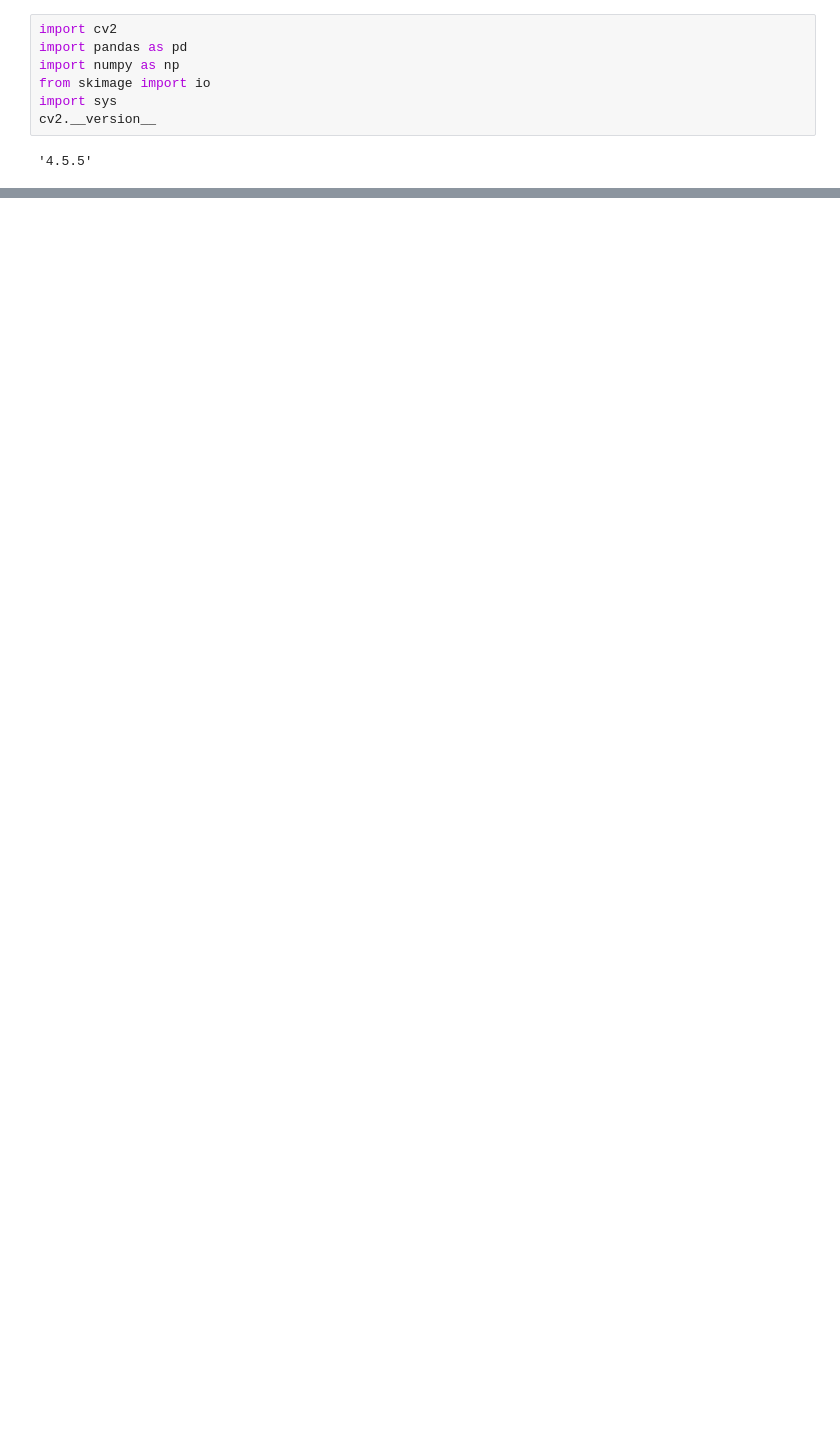
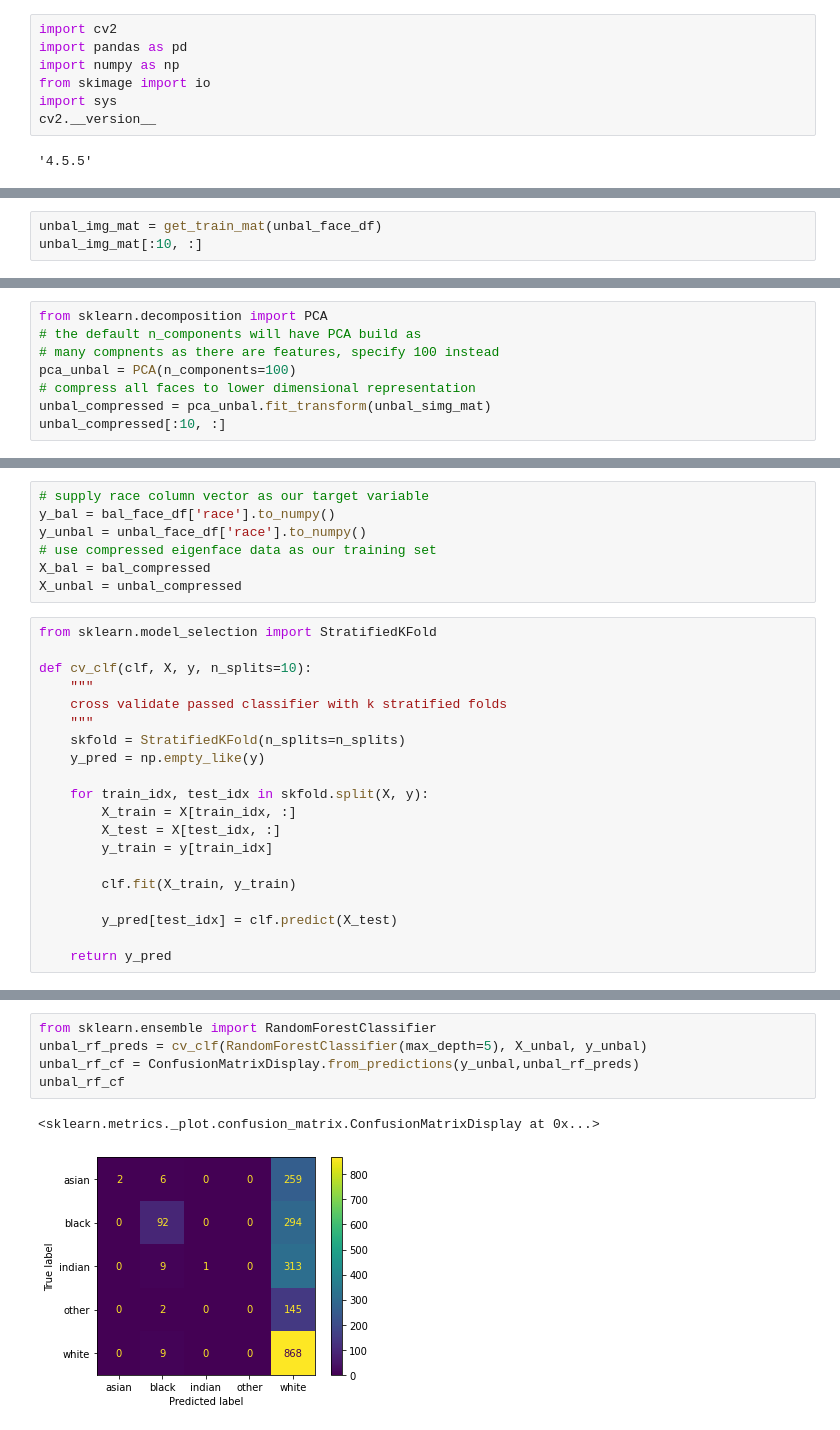
Before and after one commit to l-gund/ds4400_facial_recognition_final_project, a Jupyter notebook: retrieve_facial_demographic_data.ipynb, the cells around one changed output, grey strips where cells are left out. Drawn from its saved outputs; the diff is of its cells as text; blank space fills up the shorter version.

```diff
--- a/retrieve_facial_demographic_data.ipynb
+++ b/retrieve_facial_demographic_data.ipynb
@@ -215,0 +203,3 @@ ConfusionMatrixDisplay(ada_cm).plot()
+# %%
+unbal_img_mat = get_train_mat(unbal_face_df)
+unbal_img_mat[:10, :]
@@ -215,0 +270,8 @@ ConfusionMatrixDisplay(ada_cm).plot()
+# %%
+from sklearn.decomposition import PCA
+# the default n_components will have PCA build as
+# many compnents as there are features, specify 100 instead
+pca_unbal = PCA(n_components=100)
+# compress all faces to lower dimensional representation
+unbal_compressed = pca_unbal.fit_transform(unbal_simg_mat)
+unbal_compressed[:10, :]
@@ -215,0 +324,27 @@ ConfusionMatrixDisplay(ada_cm).plot()
+# %%
+# supply race column vector as our target variable
+y_bal = bal_face_df['race'].to_numpy()
+y_unbal = unbal_face_df['race'].to_numpy()
+# use compressed eigenface data as our training set
+X_bal = bal_compressed
+X_unbal = unbal_compressed
+# %%
+from sklearn.model_selection import StratifiedKFold
+
+def cv_clf(clf, X, y, n_splits=10):
+    """
+    cross validate passed classifier with k stratified folds
+    """
+    skfold = StratifiedKFold(n_splits=n_splits)
+    y_pred = np.empty_like(y)
+
+    for train_idx, test_idx in skfold.split(X, y):
+        X_train = X[train_idx, :]
+        X_test = X[test_idx, :]
+        y_train = y[train_idx]
+
+        clf.fit(X_train, y_train)
+
+        y_pred[test_idx] = clf.predict(X_test)
+
+    return y_pred
@@ -215,0 +361,8 @@ ConfusionMatrixDisplay(ada_cm).plot()
+# %%
+from sklearn.ensemble import RandomForestClassifier
+unbal_rf_preds = cv_clf(RandomForestClassifier(max_depth=5), X_unbal, y_unbal)
+unbal_rf_cf = ConfusionMatrixDisplay.from_predictions(y_unbal,unbal_rf_preds)
+unbal_rf_cf
+# %% [output]
+<sklearn.metrics._plot.confusion_matrix.ConfusionMatrixDisplay at 0x...>
+[figure, added]
```
Also changed, not shown: parts of 54 cells of this notebook.
